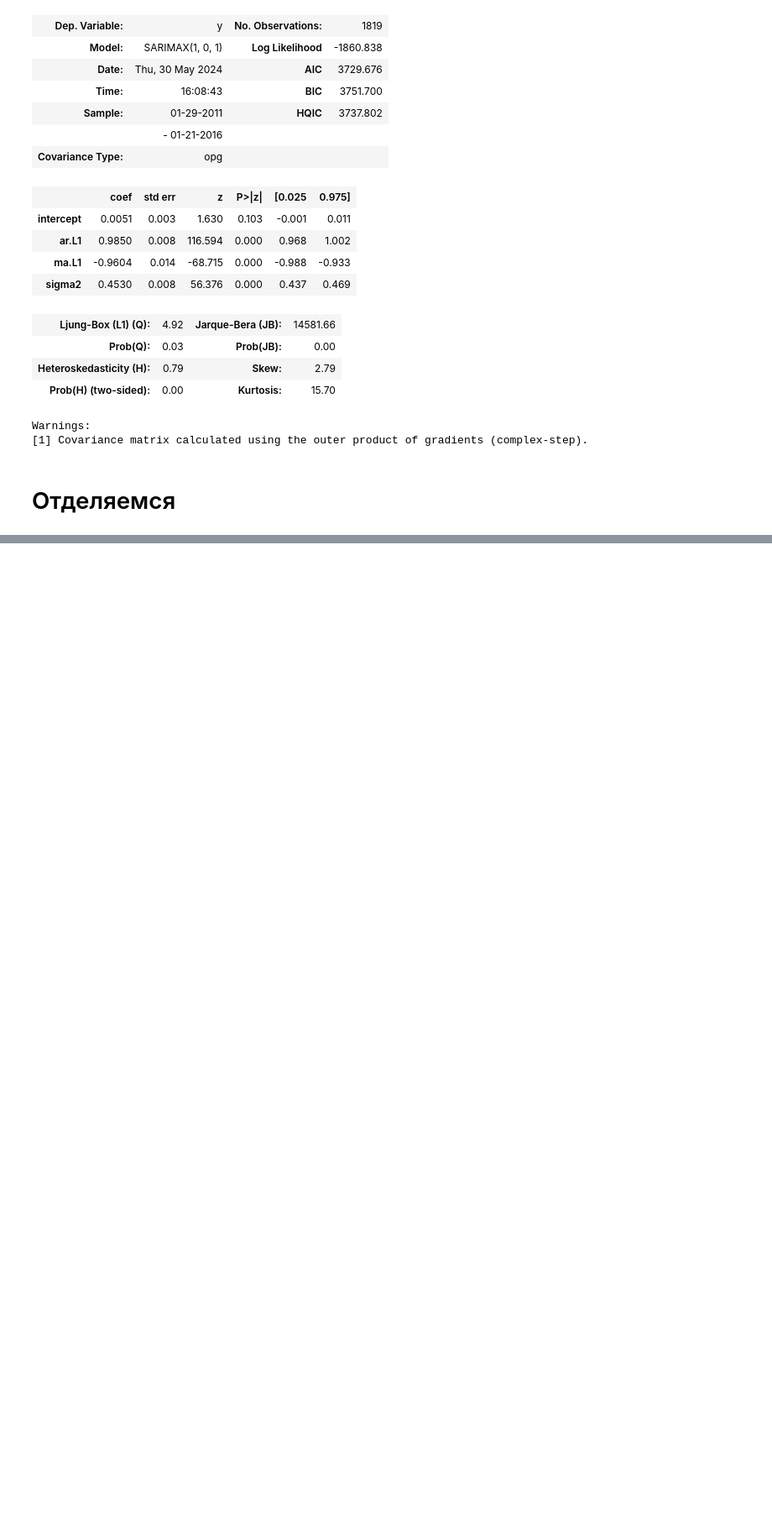
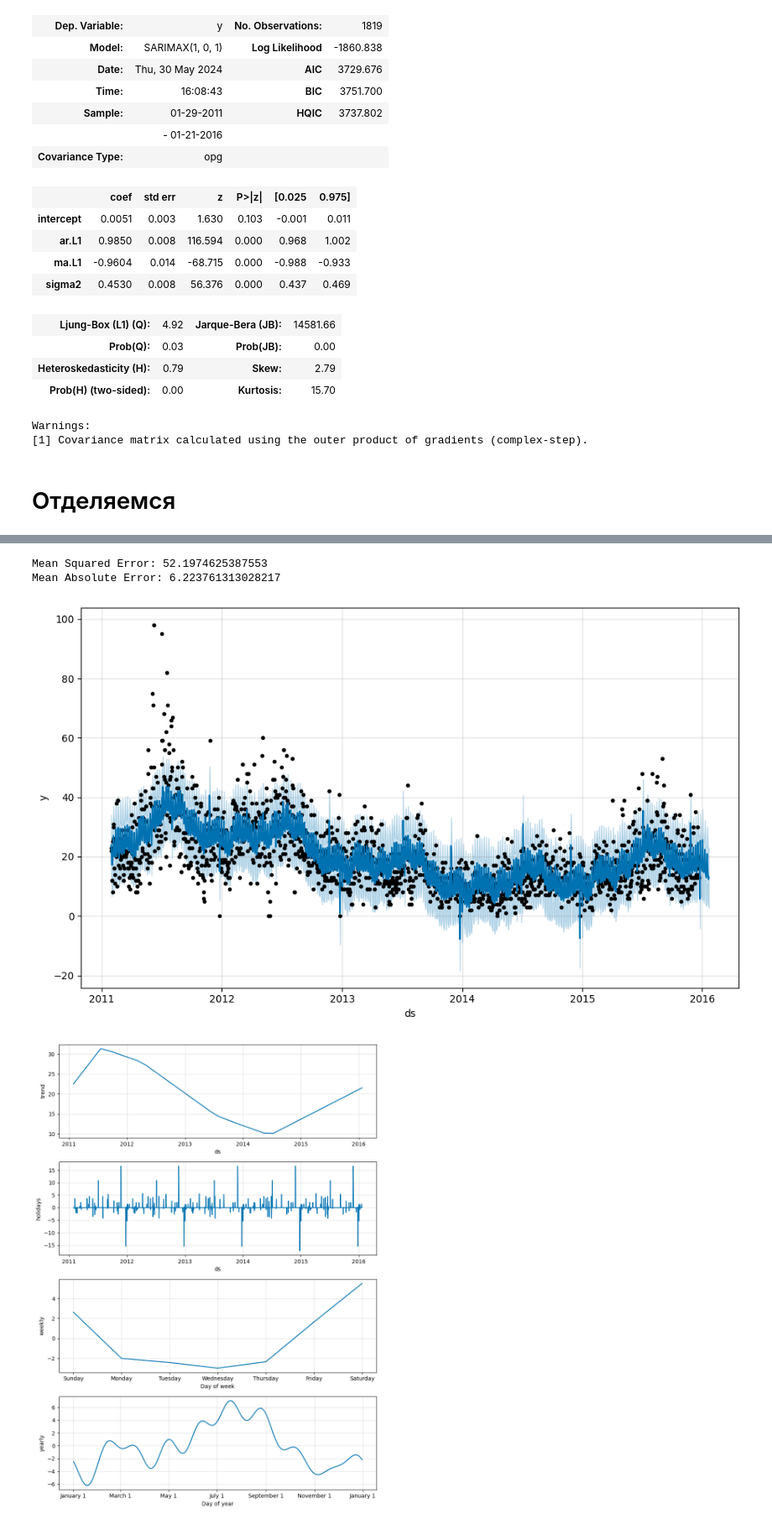
Before and after one commit to muzafarovdan/MyEducation, a Jupyter notebook: TimeSeries/time_series_learn.ipynb, the cells around one changed output, grey strips where cells are left out. Shown at 84% size. Cells and saved outputs as stored; diff of their text form; code cells hidden in the pictures; blank space fills up the shorter version.

```diff
--- a/TimeSeries/time_series_learn.ipynb
+++ b/TimeSeries/time_series_learn.ipynb
@@ -346,0 +273,3 @@ KeyError: 'date'
+# %%
+store_1_252.columns = ['ds', 'y']
+store_1_252
@@ -346,0 +290,8 @@ KeyError: 'date'
+# %%
+# fit_predict для профета реализовывается в несколько строчек
+# по умолчанию профет оценивает частоту данных и моделирует соответствующие сезонности
+# в этом примере он моделирует недельную и годовую сезонности
+m = Prophet()
+m.fit(store_1_252)
+future = m.make_future_dataframe(periods=365)  # Предсказываем на 30 дней вперед
+forecast = m.predict(future)
@@ -346,0 +341,8 @@ KeyError: 'date'
+# %%
+# Разделение данных на обучающую и тестовую выборки
+train_data = store_1_252.iloc[:-30]
+test_data = store_1_252.iloc[-30:]
+
+# Создание и обучение модели Prophet с праздниками
+model = Prophet(holidays=holidays)
+model.fit(train_data)
@@ -346,0 +353,32 @@ KeyError: 'date'
+# %%
+from sklearn.metrics import mean_squared_error, mean_absolute_error
+
+# Создание прогноза для тестовой выборки
+future = model.make_future_dataframe(periods=30)
+forecast = model.predict(future)
+
+# Выборка последних 30 дней прогноза
+predicted = forecast[['ds', 'yhat']].tail(30)
+
+# Метрики точности прогноза
+actual = test_data['y'].values
+predicted_values = predicted['yhat'].values
+
+mse = mean_squared_error(actual, predicted_values)
+mae = mean_absolute_error(actual, predicted_values)
+
+print(f'Mean Squared Error: {mse}')
+print(f'Mean Absolute Error: {mae}')
+
+# Визуализация прогноза
+fig1 = model.plot(forecast)
+plt.show()
+
+# Визуализация компонентов прогноза
+fig2 = model.plot_components(forecast)
+plt.show()
+# %% [output]
+Mean Squared Error: 52.1974625387553
+Mean Absolute Error: 6.223761313028217
+[figure, added]
+[figure, added]
```
Also changed, not shown: parts of 21 cells of this notebook.
